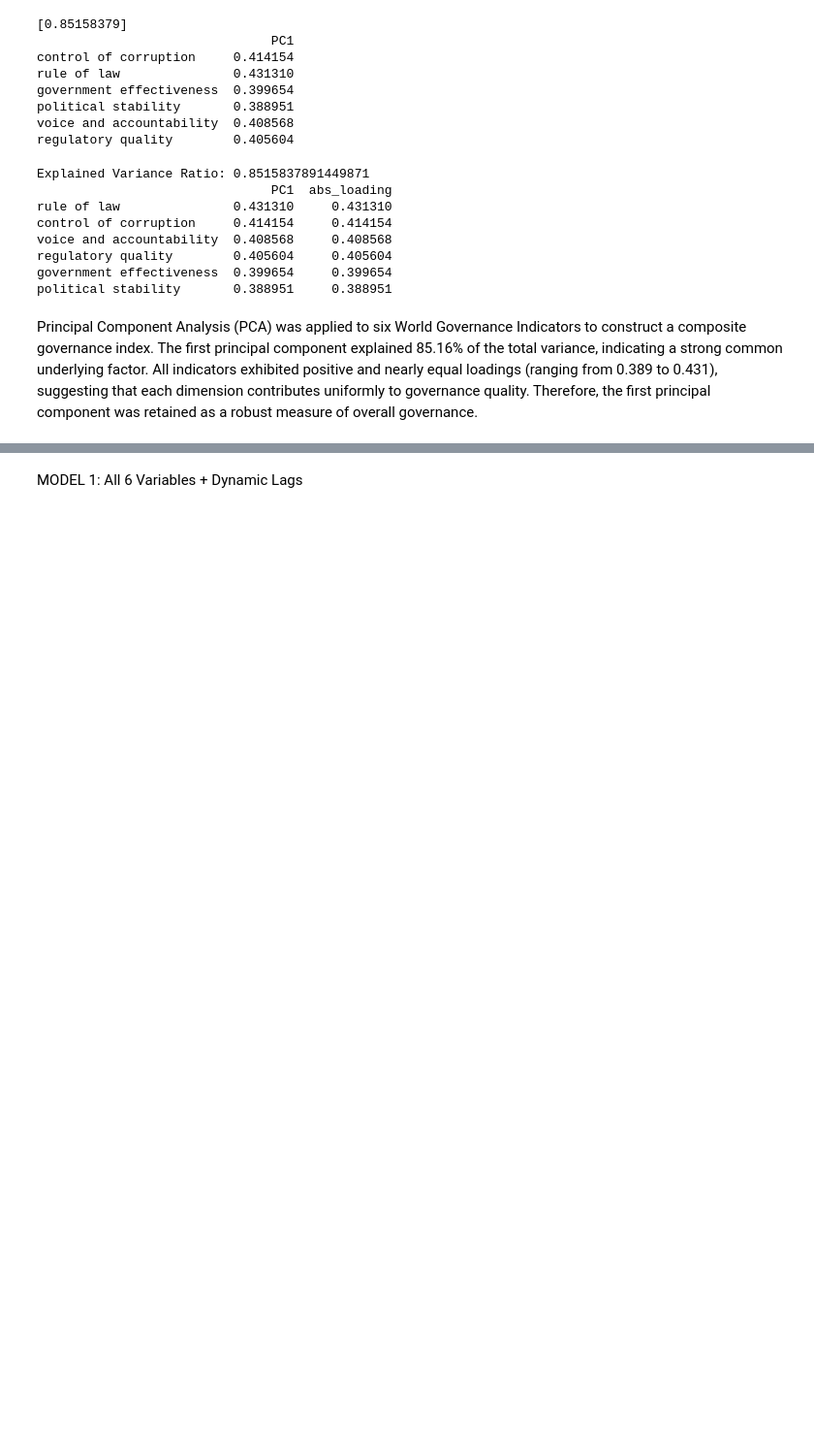
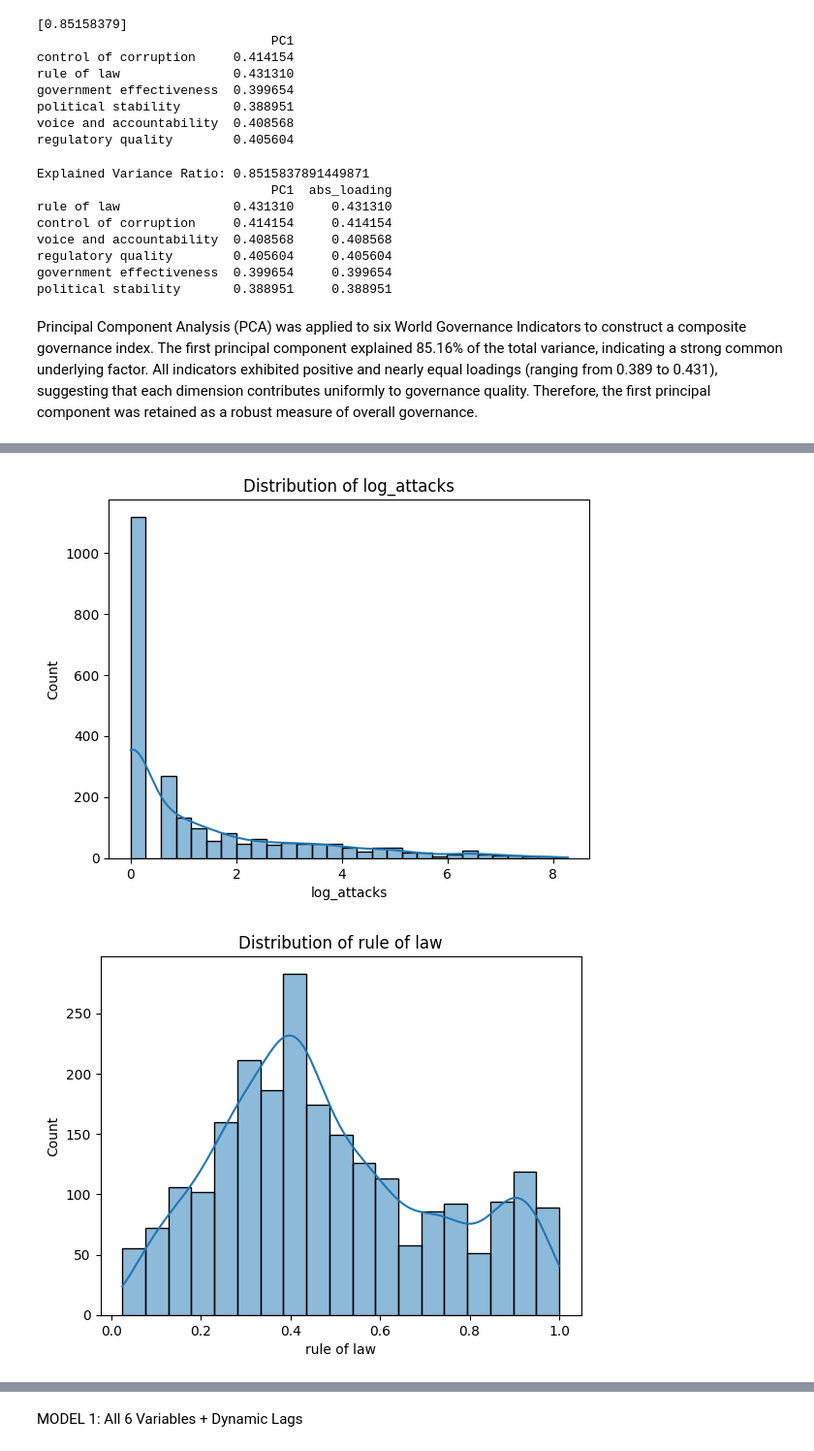
Before and after one commit to tanu-1403/TERRORISM-Numbers-behind-the-nightmare, a Jupyter notebook: notebooks/wgi/analysis.ipynb, the cells around one changed output, grey strips where cells are left out. Shown at 97% size. Saved outputs shown, nothing was run; the diff lists cells and outputs as text; code cells hidden in the pictures; blank space fills up the shorter version.

```diff
--- a/notebooks/wgi/analysis.ipynb
+++ b/notebooks/wgi/analysis.ipynb
@@ -238,0 +308,10 @@ df.head()
+# %%
+#Boxplots
+for var in variables:
+    plt.figure()
+    sns.histplot(df[var], kde=True)
+    plt.title(f"Distribution of {var}")
+    plt.show()
+# %% [output]
+[figure, added]
+[figure, added]
```
Also changed, not shown: parts of 18 cells of this notebook.
